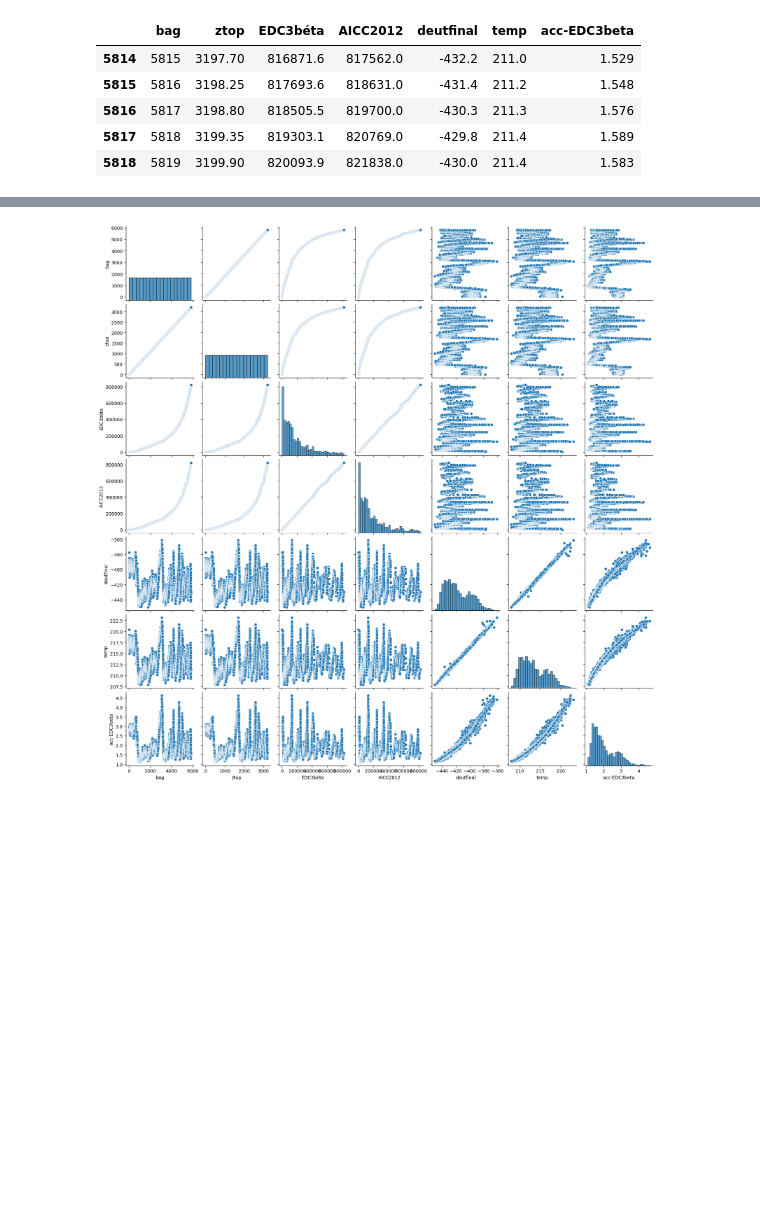
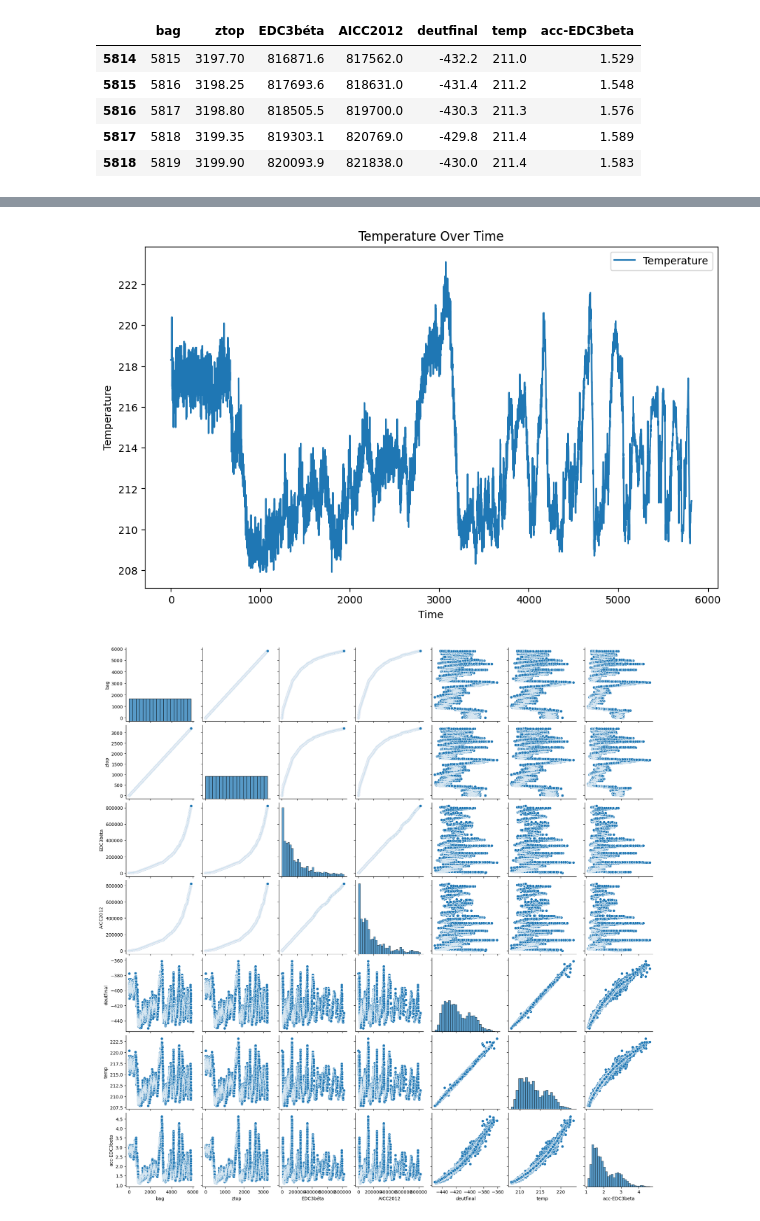
Before and after one commit to Tanjasta/PFDA_Assignment2, a Jupyter notebook: PFDA_Assignment2.ipynb, the cells around one changed output, grey strips where cells are left out. Drawn from its saved outputs; the diff is of its cells as text; code cells hidden in the pictures; blank space fills up the shorter version.

```diff
--- a/PFDA_Assignment2.ipynb
+++ b/PFDA_Assignment2.ipynb
@@ -78,3 +99,16 @@ df.describe()
+# %%
+temp_column = df['temp']
+
+# Plotting
+plt.figure(figsize=(10, 6))  # Set the size of the plot
+plt.plot(temp_column, label='Temperature')  # Plot the 'temp' column
+plt.title('Temperature Over Time')  # Add a title
+plt.xlabel('Time')  # Add an X-label (modify as per your data)
+plt.ylabel('Temperature')  # Add a Y-label
+plt.legend()  # Add a legend
+plt.show()  # Display the plot
+# %% [output]
+[figure, added]
 # %%
 sns.pairplot(df)
 plt.show()
```
Also changed, not shown: parts of 3 cells of this notebook.
